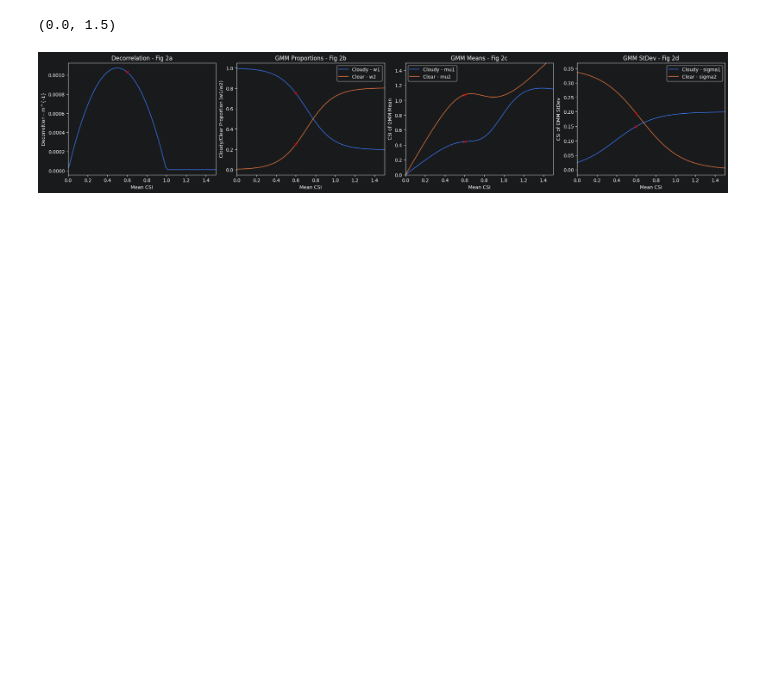
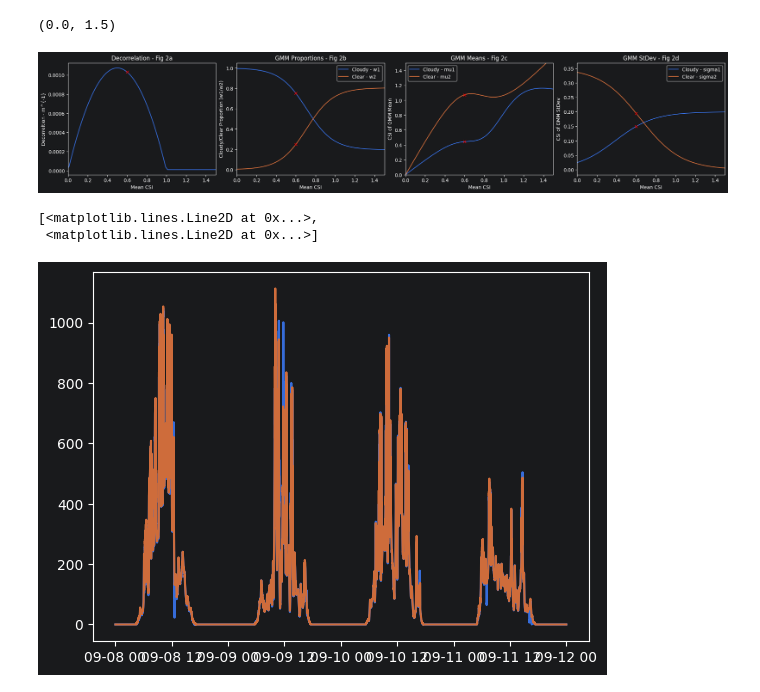
Before and after one commit to jranalli/solarspatialtools, a Jupyter notebook: demos/synthetic_copula_params.ipynb, the cells around one changed output. Drawn from its saved outputs; the diff is of its cells as text; code cells hidden in the pictures; blank space fills up the shorter version.

```diff
--- a/demos/synthetic_copula_params.ipynb
+++ b/demos/synthetic_copula_params.ipynb
@@ -86,3 +86,14 @@ axs[3].set_xlim([0, 1.5])
 # %% [output]
 (0.0, 1.5)
 [figure]
+# %%
+
+datafile = "data/hope_melpitz_10s.h5"
+pos_utm = pd.read_hdf(datafile, mode="r", key="utm")
+pos_latlon = pd.read_hdf(datafile, mode="r", key="latlon")
+ts_data = pd.read_hdf(datafile, mode="r", key="data")
+plt.plot(ts_data[[40,42]])
+# %% [output]
+[<matplotlib.lines.Line2D at 0x...>,
+ <matplotlib.lines.Line2D at 0x...>]
+[figure, added]
```
Also changed, not shown: parts of 7 cells of this notebook, 3 other files.
